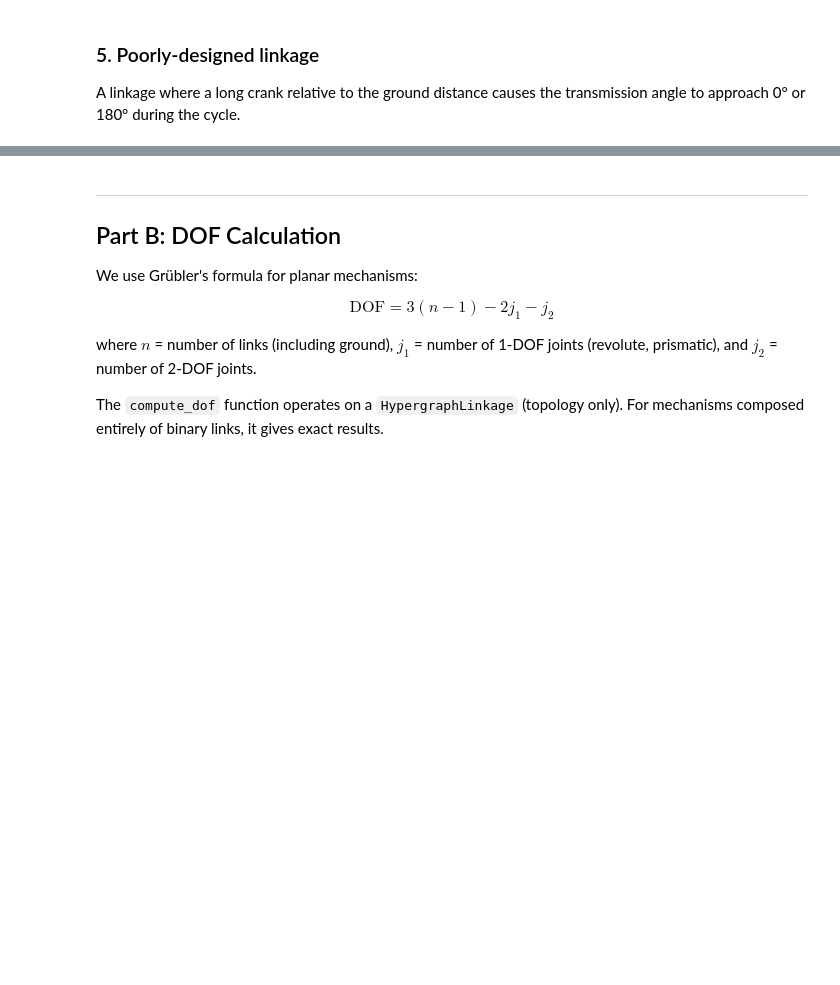
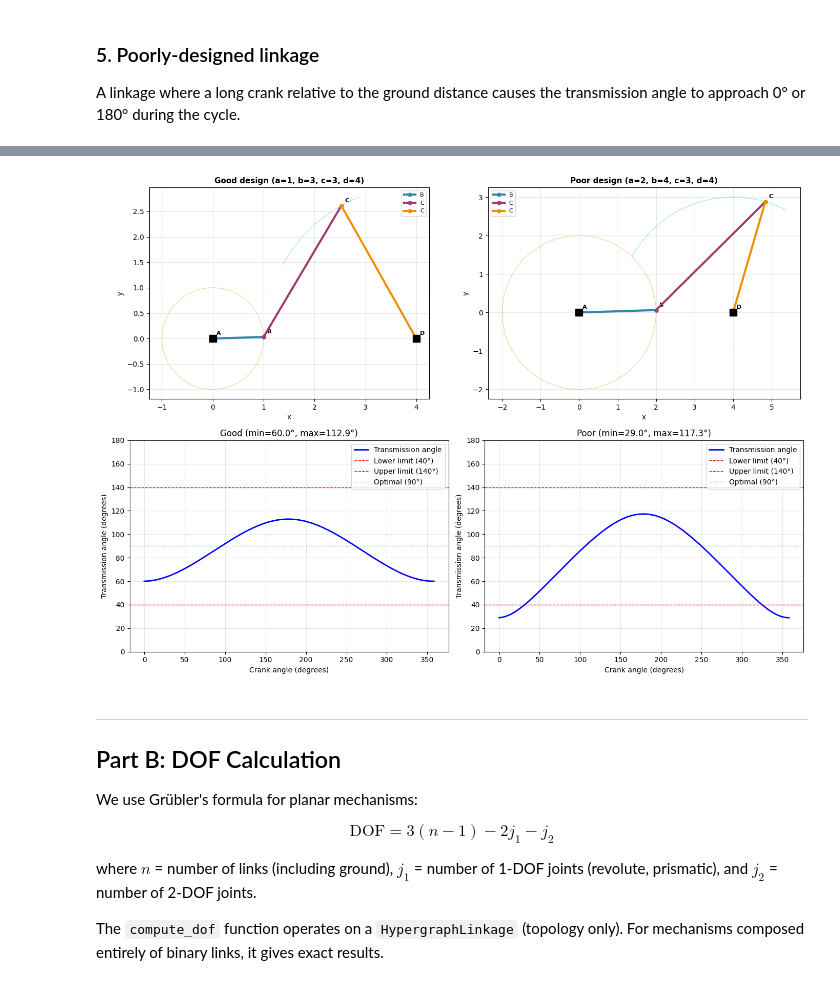
Before and after one commit to HugoFara/pylinkage, a Jupyter notebook: docs/notebooks/09_transmission_angle_and_dof.ipynb, the cells around one changed output, grey strips where cells are left out. Drawn from its saved outputs; the diff is of its cells as text; code cells hidden in the pictures; blank space fills up the shorter version.

```diff
--- a/docs/notebooks/09_transmission_angle_and_dof.ipynb
+++ b/docs/notebooks/09_transmission_angle_and_dof.ipynb
@@ -153,37 +168,28 @@ if not bad_result.is_acceptable:
 # %%
 # Compare good vs bad linkage: mechanism drawing + transmission angle
 fig, axes = plt.subplots(2, 2, figsize=(14, 10))
 
 # Top row: mechanism drawings
 for ax, lkg, title in [
     (axes[0, 0], linkage, "Good design (a=1, b=3, c=3, d=4)"),
     (axes[0, 1], bad_linkage, "Poor design (a=2, b=4, c=3, d=4)"),
 ]:
     lkg_loci = list(lkg.step(iterations=200))
     plot_static_linkage(lkg, ax, lkg_loci, show_legend=True, show_loci=True,
                         title=title)
 
-# Bottom row: transmission angle plots
-for ax, res, title in [
-    (axes[1, 0], result,
-     f"Good (min={result.min_angle:.1f}\u00b0, max={result.max_angle:.1f}\u00b0)"),
-    (axes[1, 1], bad_result,
-     f"Poor (min={bad_result.min_angle:.1f}\u00b0, max={bad_result.max_angle:.1f}\u00b0)"),
+# Bottom row: transmission angle plots via result.plot()
+for ax, res, label in [
+    (axes[1, 0], result, "Good"),
+    (axes[1, 1], bad_result, "Poor"),
 ]:
-    angles = np.linspace(0, 360, len(res.angles), endpoint=False)
-    color = "b-" if res.is_acceptable else "r-"
-    ax.plot(angles, res.angles, color, linewidth=2)
-    ax.axhline(y=40, color="r", linestyle="--", linewidth=1)
-    ax.axhline(y=140, color="r", linestyle="--", linewidth=1)
-    ax.axhline(y=90, color="g", linestyle=":", linewidth=1, alpha=0.6)
-    ax.set_ylim(0, 180)
-    ax.set_xlabel("Crank angle (degrees)")
-    ax.set_ylabel("Transmission angle (degrees)")
-    ax.set_title(title)
-    ax.grid(True, alpha=0.3)
+    res.plot(ax=ax,
+             title=f"{label} (min={res.min_angle:.1f}\u00b0, max={res.max_angle:.1f}\u00b0)")
 
 plt.tight_layout()
 plt.show()
+# %% [output]
+[figure, added]
 # %% [markdown]
 ---
 ## Part B: DOF Calculation
```
Also changed, not shown: parts of 11 cells of this notebook, 3 other files.
